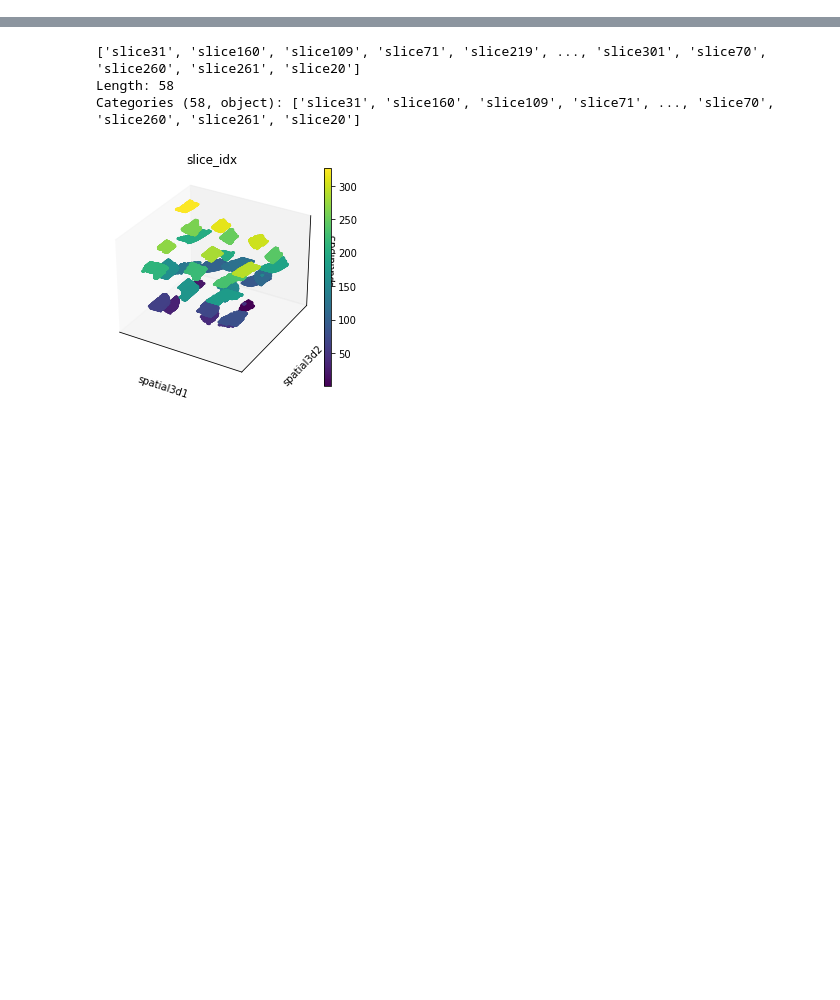
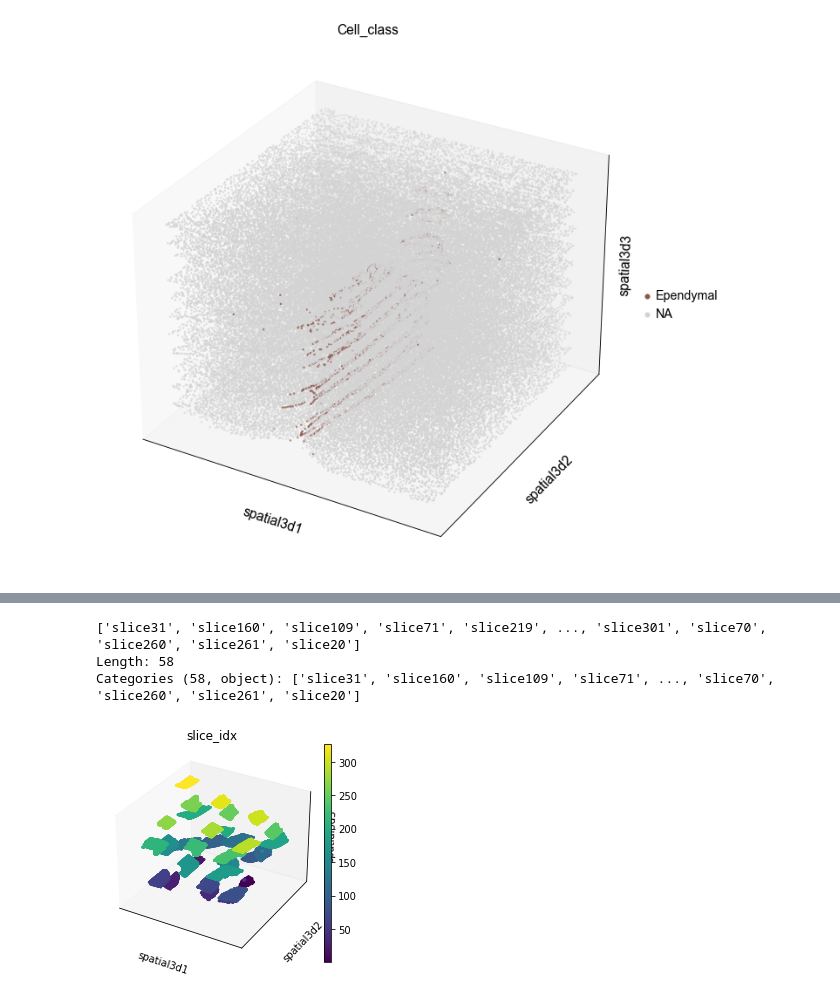
Before and after one commit to theislab/squidpy_reproducibility, a Jupyter notebook: notebooks/prepare_data/merfish.ipynb, the cells around one changed output, grey strips where cells are left out. Cells and saved outputs as stored; diff of their text form; code cells hidden in the pictures; blank space fills up the shorter version.

```diff
--- a/notebooks/prepare_data/merfish.ipynb
+++ b/notebooks/prepare_data/merfish.ipynb
@@ -17,0 +62,12 @@ The autoreload extension is already loaded. To reload it, use:
+# %%
+spa_list = []
+for b in adata_filt.obs.Bregma.unique():
+    spatial = adata_filt[adata_filt.obs.Bregma == b].obsm["spatial"].copy()
+    spatial = (spatial - spatial.min(0)) / spatial.ptp(0)
+    spa_list.append(spatial)
+# %%
+spatial = np.concatenate(spa_list, axis=0)
+# %%
+spatial_total = np.column_stack([spatial, adata_filt.obs["Bregma"].values.T])
+# %%
+adata_filt.obsm["spatial3d"] = spatial_total
@@ -18 +81,12 @@ The autoreload extension is already loaded. To reload it, use:
+# %%
+sc.set_figure_params(figsize=(10, 10))
+sc.pl.embedding(
+    adata_filt,
+    basis="spatial3d",
+    projection="3d",
+    color="Cell_class",
+    groups="Ependymal",
+)
+# %% [output]
+[figure, added]
 # %%
```
Also changed, not shown: parts of 14 cells of this notebook.
